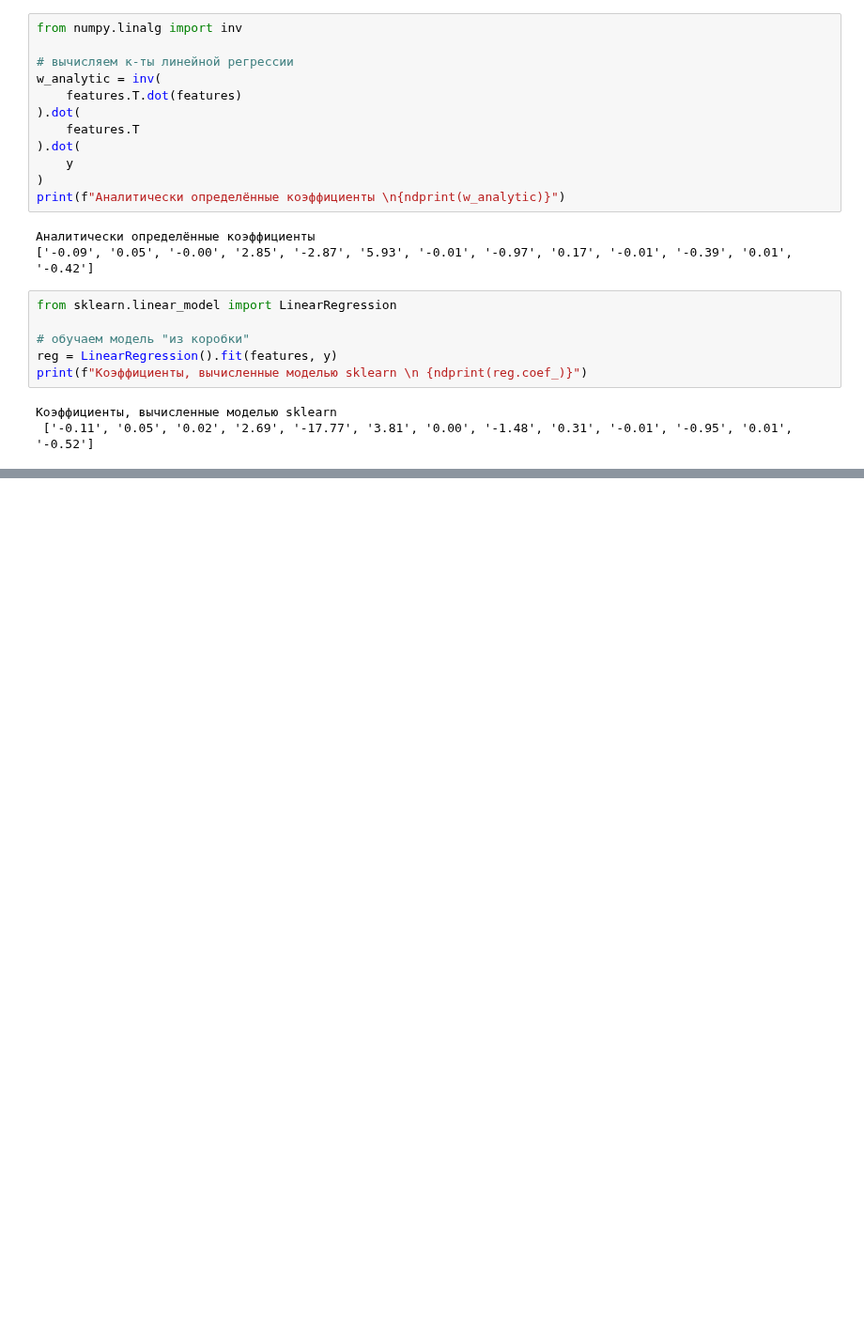
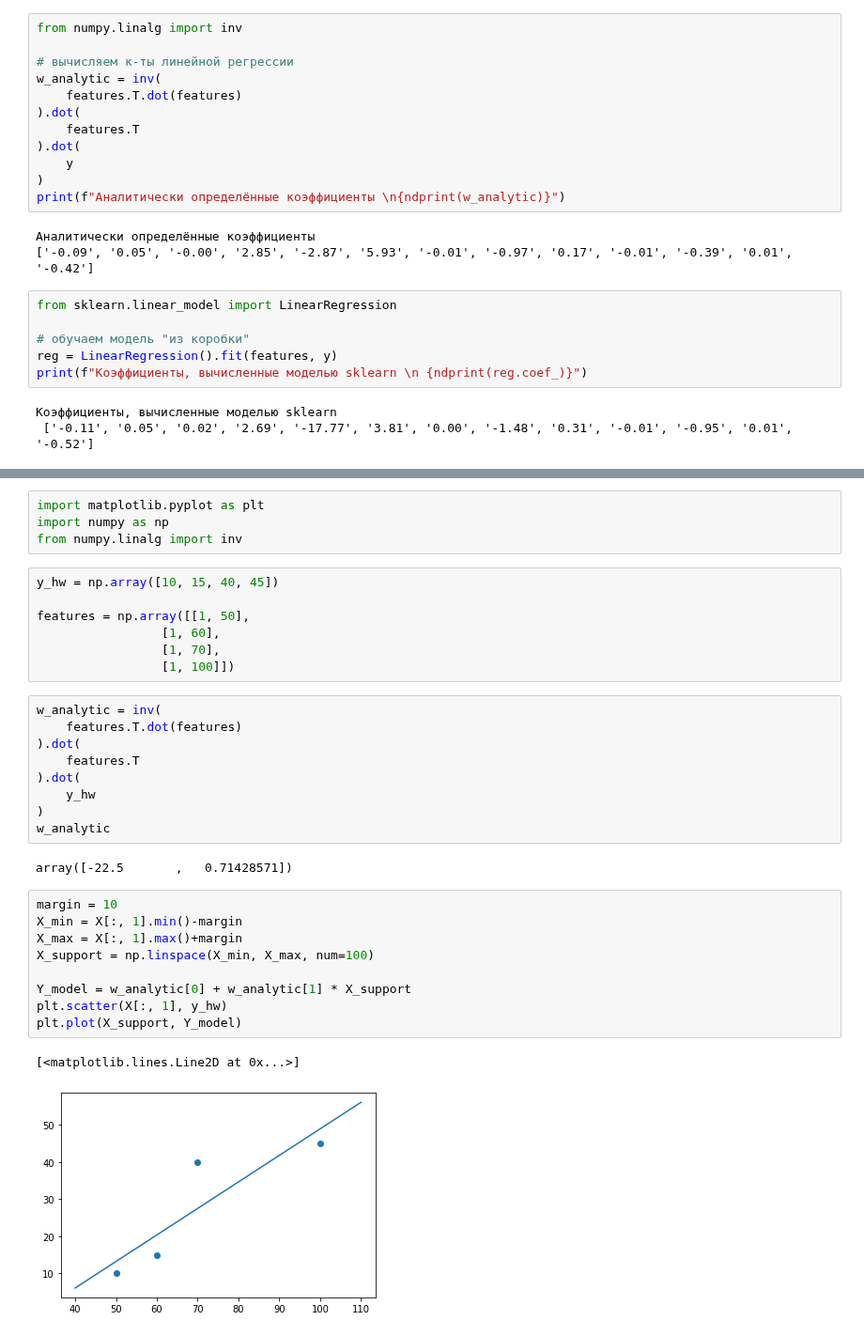
Before and after one commit to Stynic/train_ml_math, a Jupyter notebook: ml/low_level/module_3/notebook_3.ipynb, the cells around one changed output, grey strips where cells are left out. Shown at 94% size. Cells and saved outputs as stored; diff of their text form; blank space fills up the shorter version.

```diff
--- a/ml/low_level/module_3/notebook_3.ipynb
+++ b/ml/low_level/module_3/notebook_3.ipynb
@@ -137,0 +145,34 @@ print(f"Коэффициенты, вычисленные моделью sklearn
+# %%
+import matplotlib.pyplot as plt
+import numpy as np
+from numpy.linalg import inv
+# %%
+y_hw = np.array([10, 15, 40, 45])
+
+features = np.array([[1, 50],
+                 [1, 60],
+                 [1, 70],
+                 [1, 100]])
+# %%
+w_analytic = inv(
+    features.T.dot(features)
+).dot(
+    features.T
+).dot(
+    y_hw
+)
+w_analytic
+# %% [output]
+array([-22.5       ,   0.71428571])
+# %%
+margin = 10
+X_min = X[:, 1].min()-margin
+X_max = X[:, 1].max()+margin
+X_support = np.linspace(X_min, X_max, num=100)
+
+Y_model = w_analytic[0] + w_analytic[1] * X_support
+plt.scatter(X[:, 1], y_hw)
+plt.plot(X_support, Y_model)
+# %% [output]
+[<matplotlib.lines.Line2D at 0x...>]
+[figure, added]
```
Also changed, not shown: parts of 1 cell of this notebook.
